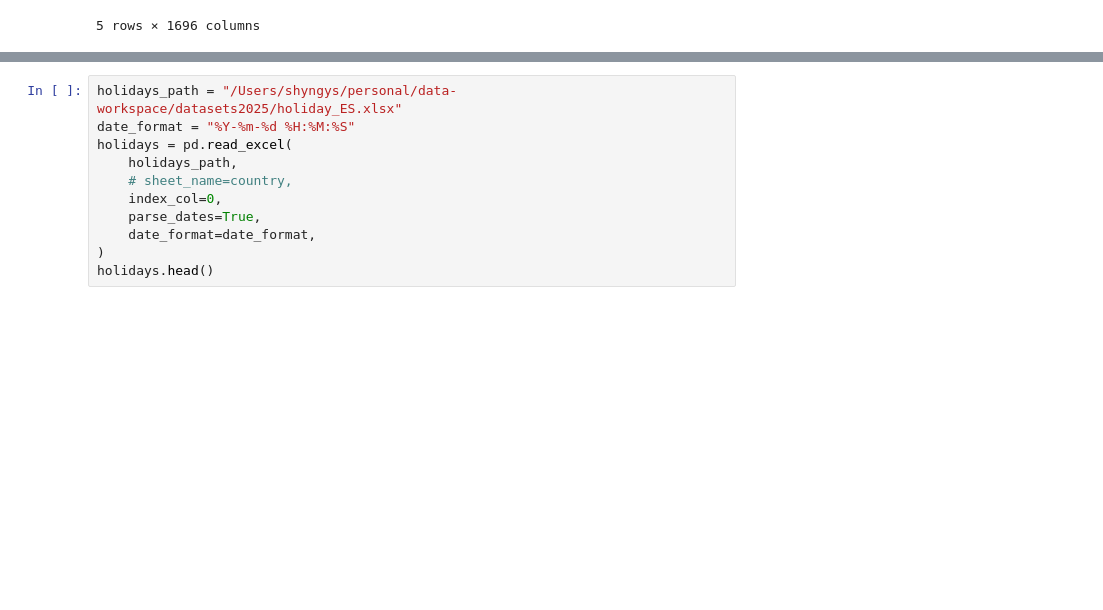
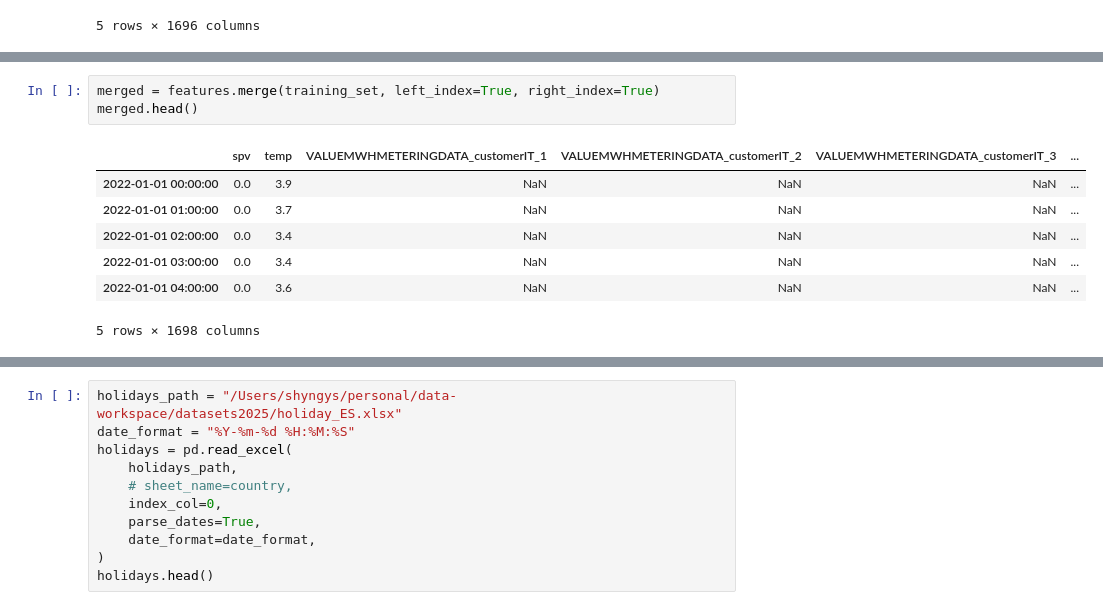
Before and after one commit to shyngys-aitkazinov/data-workspace, a Jupyter notebook: alex.ipynb, the cells around one changed output, grey strips where cells are left out. Drawn from its saved outputs; the diff is of its cells as text; blank space fills up the shorter version.

```diff
--- a/alex.ipynb
+++ b/alex.ipynb
@@ -41,0 +62,11 @@ training_set.head()
+# %%
+merged = features.merge(training_set, left_index=True, right_index=True)
+merged.head()
+# %% [output]
+|  | spv | temp | VALUEMWHMETERINGDATA_customerIT_1 | VALUEMWHMETERINGDATA_customerIT_2 | VALUEMWHMETERINGDATA_customerIT_3 | ... |
+| 2022-01-01 00:00:00 | 0.0 | 3.9 | NaN | NaN | NaN | ... |
+| 2022-01-01 01:00:00 | 0.0 | 3.7 | NaN | NaN | NaN | ... |
+| 2022-01-01 02:00:00 | 0.0 | 3.4 | NaN | NaN | NaN | ... |
+| 2022-01-01 03:00:00 | 0.0 | 3.4 | NaN | NaN | NaN | ... |
+| 2022-01-01 04:00:00 | 0.0 | 3.6 | NaN | NaN | NaN | ... |
+5 rows × 1698 columns
```
Also changed, not shown: parts of 4 cells of this notebook.
